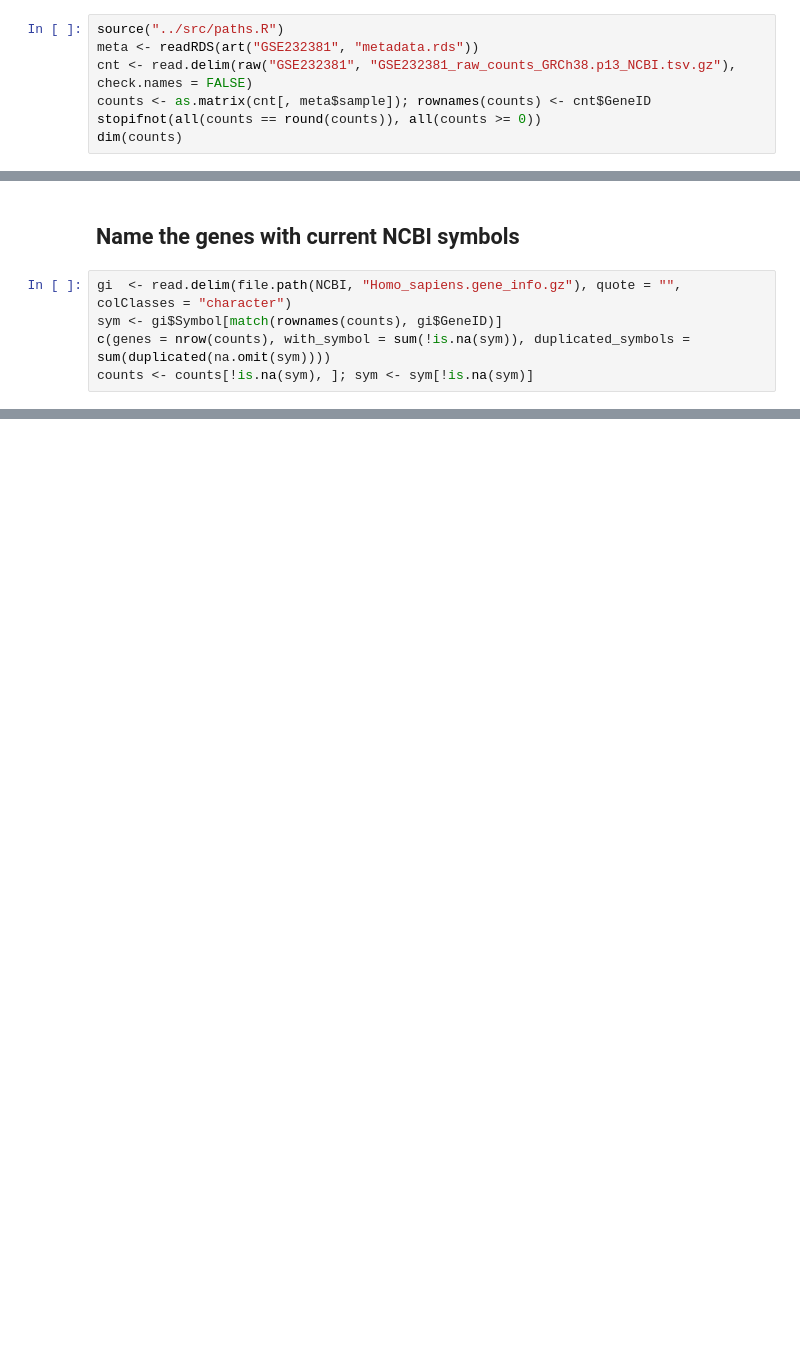
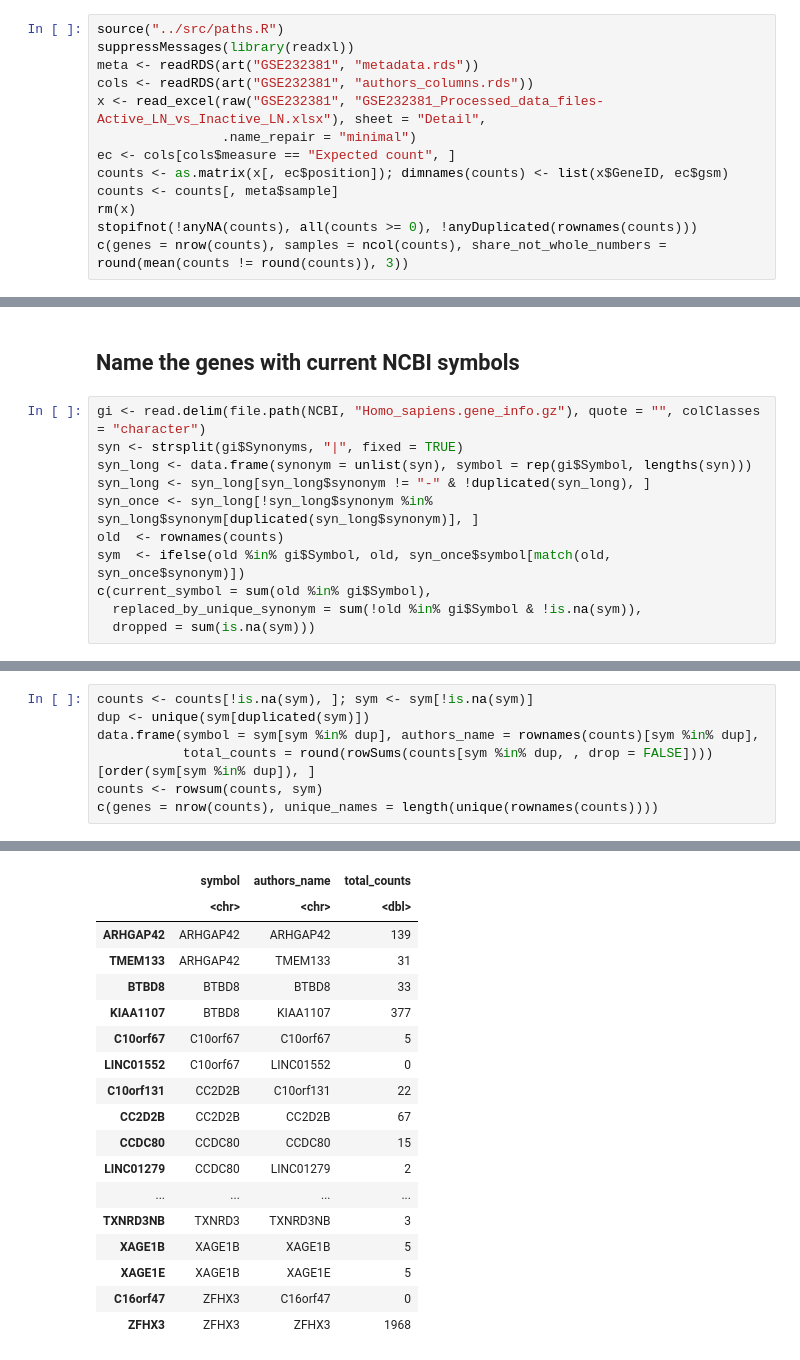
Before and after one commit to NIH-NLM/endotypes-transcriptomics, a Jupyter notebook: ipynb/12_GSE232381_bulk_RNA_seq_normalise.ipynb, the cells around one changed output, grey strips where cells are left out. Cells and saved outputs as stored; diff of their text form; blank space fills up the shorter version.

Commit message:
counts-only

```diff
--- a/ipynb/12_GSE232381_bulk_RNA_seq_normalise.ipynb
+++ b/ipynb/12_GSE232381_bulk_RNA_seq_normalise.ipynb
@@ -15,8 +18,14 @@ Reads the counts, NCBI gene_info, `metadata.rds`. Writes `data/run_artifacts/GSE
 # %%
 source("../src/paths.R")
+suppressMessages(library(readxl))
 meta <- readRDS(art("GSE232381", "metadata.rds"))
-cnt <- read.delim(raw("GSE232381", "GSE232381_raw_counts_GRCh38.p13_NCBI.tsv.gz"), check.names = FALSE)
-counts <- as.matrix(cnt[, meta$sample]); rownames(counts) <- cnt$GeneID
-stopifnot(all(counts == round(counts)), all(counts >= 0))
-dim(counts)
+cols <- readRDS(art("GSE232381", "authors_columns.rds"))
+x <- read_excel(raw("GSE232381", "GSE232381_Processed_data_files-Active_LN_vs_Inactive_LN.xlsx"), sheet = "Detail",
+                .name_repair = "minimal")
+ec <- cols[cols$measure == "Expected count", ]
+counts <- as.matrix(x[, ec$position]); dimnames(counts) <- list(x$GeneID, ec$gsm)
+counts <- counts[, meta$sample]
+rm(x)
+stopifnot(!anyNA(counts), all(counts >= 0), !anyDuplicated(rownames(counts)))
+c(genes = nrow(counts), samples = ncol(counts), share_not_whole_numbers = round(mean(counts != round(counts)), 3))
 # %% [output]
@@ -31,8 +46,14 @@ dim(counts)
 # %% [markdown]
 ## Name the genes with current NCBI symbols
 # %%
-gi  <- read.delim(file.path(NCBI, "Homo_sapiens.gene_info.gz"), quote = "", colClasses = "character")
-sym <- gi$Symbol[match(rownames(counts), gi$GeneID)]
-c(genes = nrow(counts), with_symbol = sum(!is.na(sym)), duplicated_symbols = sum(duplicated(na.omit(sym))))
-counts <- counts[!is.na(sym), ]; sym <- sym[!is.na(sym)]
+gi <- read.delim(file.path(NCBI, "Homo_sapiens.gene_info.gz"), quote = "", colClasses = "character")
+syn <- strsplit(gi$Synonyms, "|", fixed = TRUE)
+syn_long <- data.frame(synonym = unlist(syn), symbol = rep(gi$Symbol, lengths(syn)))
+syn_long <- syn_long[syn_long$synonym != "-" & !duplicated(syn_long), ]
+syn_once <- syn_long[!syn_long$synonym %in% syn_long$synonym[duplicated(syn_long$synonym)], ]
+old  <- rownames(counts)
+sym  <- ifelse(old %in% gi$Symbol, old, syn_once$symbol[match(old, syn_once$synonym)])
+c(current_symbol = sum(old %in% gi$Symbol),
+  replaced_by_unique_synonym = sum(!old %in% gi$Symbol & !is.na(sym)),
+  dropped = sum(is.na(sym)))
 # %% [output]
@@ -93,0 +113,8 @@ A data.frame: 16 × 3
+# %%
+counts <- counts[!is.na(sym), ]; sym <- sym[!is.na(sym)]
+dup <- unique(sym[duplicated(sym)])
+data.frame(symbol = sym[sym %in% dup], authors_name = rownames(counts)[sym %in% dup],
+           total_counts = round(rowSums(counts[sym %in% dup, , drop = FALSE])))[order(sym[sym %in% dup]), ]
+counts <- rowsum(counts, sym)
+c(genes = nrow(counts), unique_names = length(unique(rownames(counts))))
+# %% [output]
@@ -93,0 +122,18 @@ A data.frame: 16 × 3
+|  | symbol | authors_name | total_counts |
+|  | <chr> | <chr> | <dbl> |
+| ARHGAP42 | ARHGAP42 | ARHGAP42 | 139 |
+| TMEM133 | ARHGAP42 | TMEM133 | 31 |
+| BTBD8 | BTBD8 | BTBD8 | 33 |
+| KIAA1107 | BTBD8 | KIAA1107 | 377 |
+| C10orf67 | C10orf67 | C10orf67 | 5 |
+| LINC01552 | C10orf67 | LINC01552 | 0 |
+| C10orf131 | CC2D2B | C10orf131 | 22 |
+| CC2D2B | CC2D2B | CC2D2B | 67 |
+| CCDC80 | CCDC80 | CCDC80 | 15 |
+| LINC01279 | CCDC80 | LINC01279 | 2 |
+| ... | ... | ... | ... |
+| TXNRD3NB | TXNRD3 | TXNRD3NB | 3 |
+| XAGE1B | XAGE1B | XAGE1B | 5 |
+| XAGE1E | XAGE1B | XAGE1E | 5 |
+| C16orf47 | ZFHX3 | C16orf47 | 0 |
+| ZFHX3 | ZFHX3 | ZFHX3 | 1968 |
```
Also changed, not shown: parts of 36 cells of this notebook, 55 other files.
